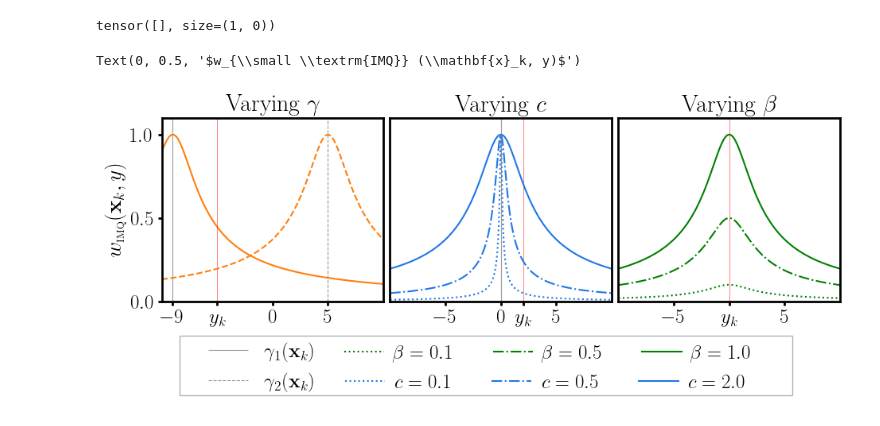
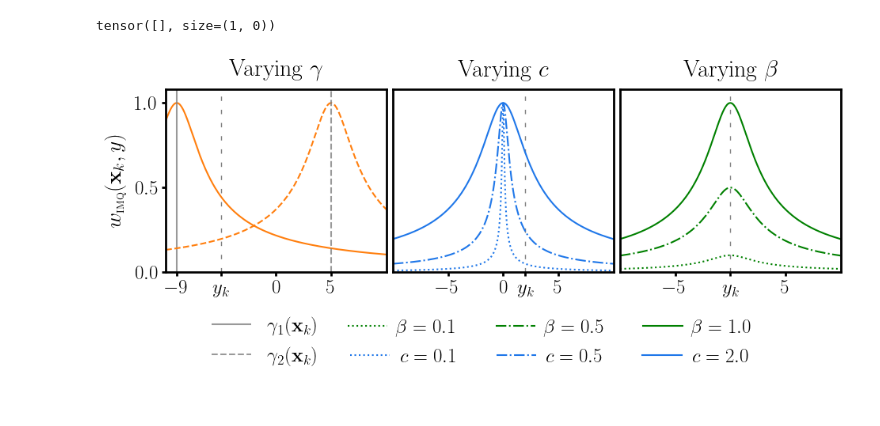
Before and after one commit to williamlaplante/ST-RCGP, a Jupyter notebook: experiments/weight-function-testing/weight-function-IMQ-varying-inputs.ipynb, the cells around one changed output. Drawn from its saved outputs; the diff is of its cells as text; code cells hidden in the pictures.

Commit message:
polished the weight function plot

```diff
--- a/experiments/weight-function-testing/weight-function-IMQ-varying-inputs.ipynb
+++ b/experiments/weight-function-testing/weight-function-IMQ-varying-inputs.ipynb
@@ -121,8 +121,8 @@ matplotlib.rcParams['lines.linewidth'] = 1.5
 lcolor, xcolor = "#1f77e9", "#ff7f0e"
 
 vline_alpha=0.4
-vline_wdith = 0.8
-wmin, wmax=0, 1.1
+vline_wdith = 1.5
+wmin, wmax=0, 1.08
 
 fig, axs = plt.subplots(1, 3, figsize=(11,3), sharey=True)
 
@@ -139,7 +139,7 @@ for offset, linestyle, sub in zip([-9., 5.], ['-', '--'], [1, 2]):
     axs[0].vlines(x=offset, ymin=wmin, ymax=wmax, linestyle=linestyle, color='gray', alpha=2*vline_alpha, linewidth=vline_wdith, label=label)
     #axs[0].scatter([-5], [0], marker='x', s=50, color='red', alpha=0.5, clip_on=False, zorder=100)
     if sub==1:
-        axs[0].vlines(x=-5, ymin=wmin, ymax=wmax, color='red', alpha=0.5, linewidth=0.7)
+        axs[0].vlines(x=-5, ymin=wmin, ymax=wmax, color='black', alpha=0.5, linestyle=(0, (4, 8)), linewidth=1.)
 
     #axs[2].legend(ncols=1, fontsize=8, frameon=False)
 
@@ -162,10 +162,12 @@ axs[0].set_xticklabels(labels)
 for c_val, linestyle in zip([0.1, 0.5, 2.], ['dotted', '-.', '-']):
     imq_out, imq_grad_out = IMQ_and_gradient(Y=Y, m=m, beta=1, c=c_val)
     axs[1].plot(Y, imq_out, linestyle=linestyle, color=lcolor, label=r"$c={}$".format(c_val))
-    axs[1].vlines(x=0, ymin=0, ymax=1.1, color='gray', alpha=vline_alpha, linewidth=vline_wdith)
+    #axs[1].vlines(x=0, ymin=0, ymax=1.1, color='gray', alpha=vline_alpha, linewidth=vline_wdith)
     #axs[1].scatter([5], [0], marker='x', s=50, color='black', alpha=1., clip_on=False, zorder=100)
     if c_val==0.1:
-        axs[1].vlines(x=2, ymin=wmin, ymax=wmax, color='red', alpha=0.5, linewidth=0.7)
+        axs[1].vlines(x=2, ymin=wmin, ymax=wmax, color='black', alpha=0.5, linestyle=(0, (4, 8)), linewidth=1.)
+
+        #axs[1].vlines(x=2, ymin=wmin, ymax=wmax, color='red', alpha=0.5, linewidth=0.7)
 
 
 axs[1].set_xticks([-5, 0, 2, 5])
@@ -185,7 +187,9 @@ for beta_val, linestyle in zip([0.1, 0.5, 1.], ['dotted', '-.', '-']):
     #axs[2].scatter([5], [0], marker='x', s=50, color='black', alpha=1., clip_on=False, zorder=100)
 
     if beta_val==0.1:
-        axs[2].vlines(x=0, ymin=wmin, ymax=wmax, color='red', alpha=0.5, linewidth=0.7)
+        #axs[2].vlines(x=0, ymin=wmin, ymax=wmax, color='red', alpha=0.5, linewidth=0.7)
+        axs[2].vlines(x=0, ymin=wmin, ymax=wmax, color='black', alpha=0.5, linestyle=(0, (4, 8)), linewidth=1.)
+
 
 
 axs[2].set_xticks([-5, 0, 5])
@@ -202,41 +206,40 @@ for ax in axs:
 for ax in axs.flat:
     # Set linewidth for all spines of each axis
     for spine in ax.spines.values():
         spine.set_linewidth(2.)
     ax.tick_params(width=2.)
 
 fig.subplots_adjust(wspace=0.03)
 
 for ax in axs[1:]:
     ax.tick_params(left=False)
 
 
-box = Rectangle(
+"""box = Rectangle(
     (0.145, -0.283),             # Lower-left corner (x, y)
     0.7, 0.25,               # Width and height
     facecolor="none",
     edgecolor="black",
     alpha=0.3,
     transform=fig.transFigure,
     zorder=0,
 )
 fig.patches.append(box)
-
+"""
 
 #axs[1].legend(loc="upper right", ncols=1, fontsize=14, frameon=False, borderaxespad=-0.01, handletextpad=0.05, labelspacing=0.05)
 #axs[2].legend(loc="upper right", ncols=1, fontsize=14, frameon=False, borderaxespad=-0.01, handletextpad=0.05, labelspacing=0.05)
 
-axs[0].legend(loc="upper center", bbox_to_anchor=(0.45, -0.125), ncols=1, fontsize=18, frameon=False)
-axs[1].legend(loc="upper center", bbox_to_anchor=(0.7, -0.3), ncols=3, fontsize=18, frameon=False, labelspacing=0.0, handletextpad=0.5) #blue
-axs[2].legend(loc="upper center", bbox_to_anchor=(-0.32, -0.14), ncol=3, fontsize=18, frameon=False, labelspacing=0.0, handletextpad=0.4) #green
+axs[0].legend(loc="upper center", bbox_to_anchor=(0.45, -0.225+0.08), ncols=1, fontsize=18, frameon=False)
+axs[1].legend(loc="upper center", bbox_to_anchor=(0.71, -0.4+0.08), ncols=3, fontsize=18, frameon=False, labelspacing=-0.9, handletextpad=0.5) #blue
+axs[2].legend(loc="upper center", bbox_to_anchor=(-0.32, -0.24+0.08), ncol=3, fontsize=18, frameon=False, labelspacing=0.0, handletextpad=0.4) #green
 
-axs[0].set_title(r"Varying $\gamma$")
-axs[1].set_title(r"Varying $c$")
-axs[2].set_title(r"Varying $\beta$")
+axs[0].set_title(r"Varying $\gamma$", pad=12)
+axs[1].set_title(r"Varying $c$", pad=12)
+axs[2].set_title(r"Varying $\beta$", pad=12)
 
 
-axs[0].set_ylabel(r"$w_{\small \textrm{IMQ}} (\mathbf{x}_k, y)$", fontsize=20)
+axs[0].set_ylabel(r"$w_{\small \textrm{IMQ}} (\mathbf{x}_k, y)$", fontsize=20, labelpad=8)
 #fig.savefig("./varying-params-IMQ-weight-fct.pdf", format='pdf', bbox_inches='tight')
 # %% [output]
-Text(0, 0.5, '$w_{\\small \\textrm{IMQ}} (\\mathbf{x}_k, y)$')
-[figure, old version]
+[figure, new version]
```
Also changed, not shown: parts of 1 cell of this notebook, 1 other file.
